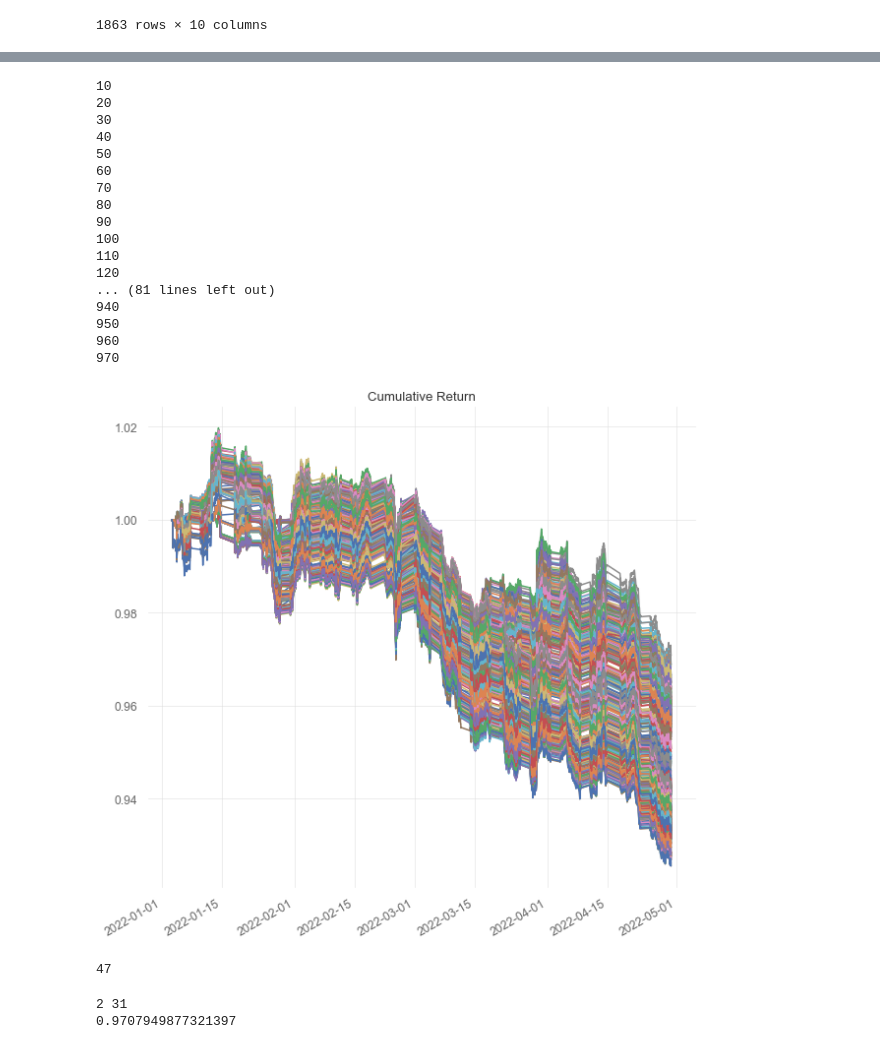
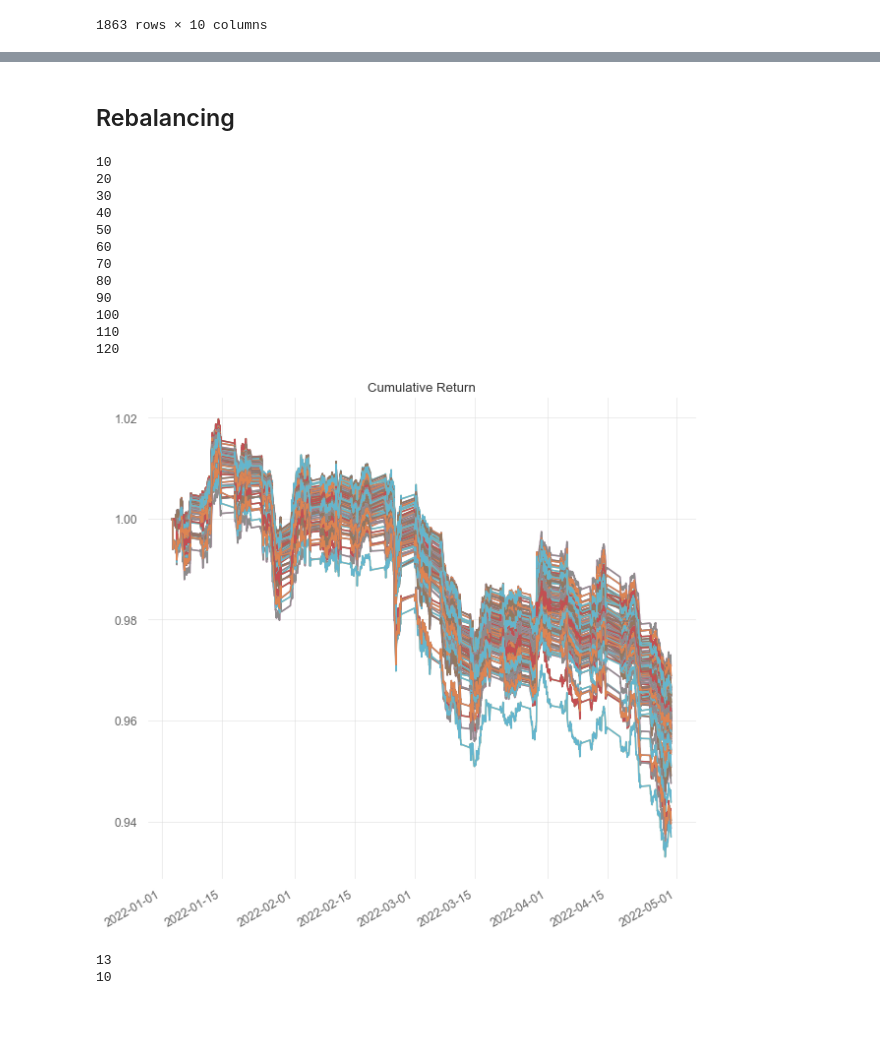
Before and after one commit to thEKurz/Reinforcment_Learning_FX, a Jupyter notebook: Data_Exploration.ipynb, the cells around one changed output, grey strips where cells are left out. Saved outputs shown, nothing was run; the diff lists cells and outputs as text; code cells hidden in the pictures; blank space fills up the shorter version.

```diff
--- a/Data_Exploration.ipynb
+++ b/Data_Exploration.ipynb
@@ -302,0 +292,4 @@ hour_df_usd_price_tr
+# %%
+static_ret_list = []
+for p in range(len(static_cov_portfolios)):
+    static_ret_list.append(u.backtest.portfolio_backtest(static_cov_portfolios[p],hour_df_usd_price_tr).iloc[-1])
@@ -302,0 +309,10 @@ hour_df_usd_price_tr
+# %%
+lookbacks_n = np.arange(len(hour_df_usd_price.columns),21)
+static_cov_portfolios_n = []
+i=0
+for l in lookbacks_n:
+        i+=1
+        new_port = u.portfolio.markowitz_rebalance(hour_df_usd_price_tr,None,l,verbose=False)
+        static_cov_portfolios_n.append(new_port)
+        if i%10==0:
+            print(i)
@@ -302,0 +321,7 @@ hour_df_usd_price_tr
+# %%
+static_ret_list_n = []
+for p in range(len(static_cov_portfolios_n)):
+    static_ret_list_n.append(u.backtest.portfolio_backtest(static_cov_portfolios_n[p],hour_df_usd_price_tr).iloc[-1])
+static_best_n = static_ret_list_n.index(max(static_ret_list_n))
+print(lookbacks_n[static_best_n])
+print(static_ret_list_n[static_best_n])
@@ -303,13 +338,15 @@ hour_df_usd_price_tr
+# %% [markdown]
+## Rebalancing
 # %%
-rebal_freqs = np.arange(1,23)
-lookbacks = np.arange(len(hour_df_usd_price.columns)+1,23*20,10)
+rebal_freqs = np.arange(1,12)
+lookbacks = np.arange(len(hour_df_usd_price.columns)+1,120,10)
 portfolios = []
 i=0
 for r in rebal_freqs:
     for l in lookbacks:
         if l >= r:
             i+=1
-            new_port = markowitz_rebalance(hour_df_usd_price_tr,r,l,verbose=False)
+            new_port = u.portfolio.markowitz_rebalance(hour_df_usd_price_tr,r,l,verbose=False)
             portfolios.append(new_port)
             if i%10==0:
                 print(i)
@@ -326,11 +363,6 @@ for r in rebal_freqs:
 100
 110
 120
-... (81 lines left out)
-940
-950
-960
-970
 # %%
 pair_list = []
 for r in rebal_freqs:
@@ -339,19 +371,18 @@ for r in rebal_freqs:
             pair_list.append(str(r) +' '+ str(l))
 # %%
 ret_list = []
+var_list = []
 for p in range(len(portfolios)):
-    ret_list.append(u.backtest.portfolio_backtest(portfolios[p],hour_df_usd_price_tr).iloc[-1])
+    ret_list.append(u.backtest.portfolio_backtest(portfolios[p],hour_df_usd_price_tr)[0].iloc[-1])
+    var_list.append(u.backtest.portfolio_backtest(portfolios[p],hour_df_usd_price_tr)[1])
     #print(pair_list[p])
 # %% [output]
-[figure, old version]
+[figure, new version]
 # %%
 best = ret_list.index(max(ret_list))
+var_best = var_list.index(min(var_list))
 print(best)
+print(var_best)
 # %% [output]
-47
+13
+10
-# %%
-print(pair_list[best])
-print(ret_list[best])
-# %% [output]
-2 31
-0.9707949877321397
```
Also changed, not shown: parts of 26 cells of this notebook.
